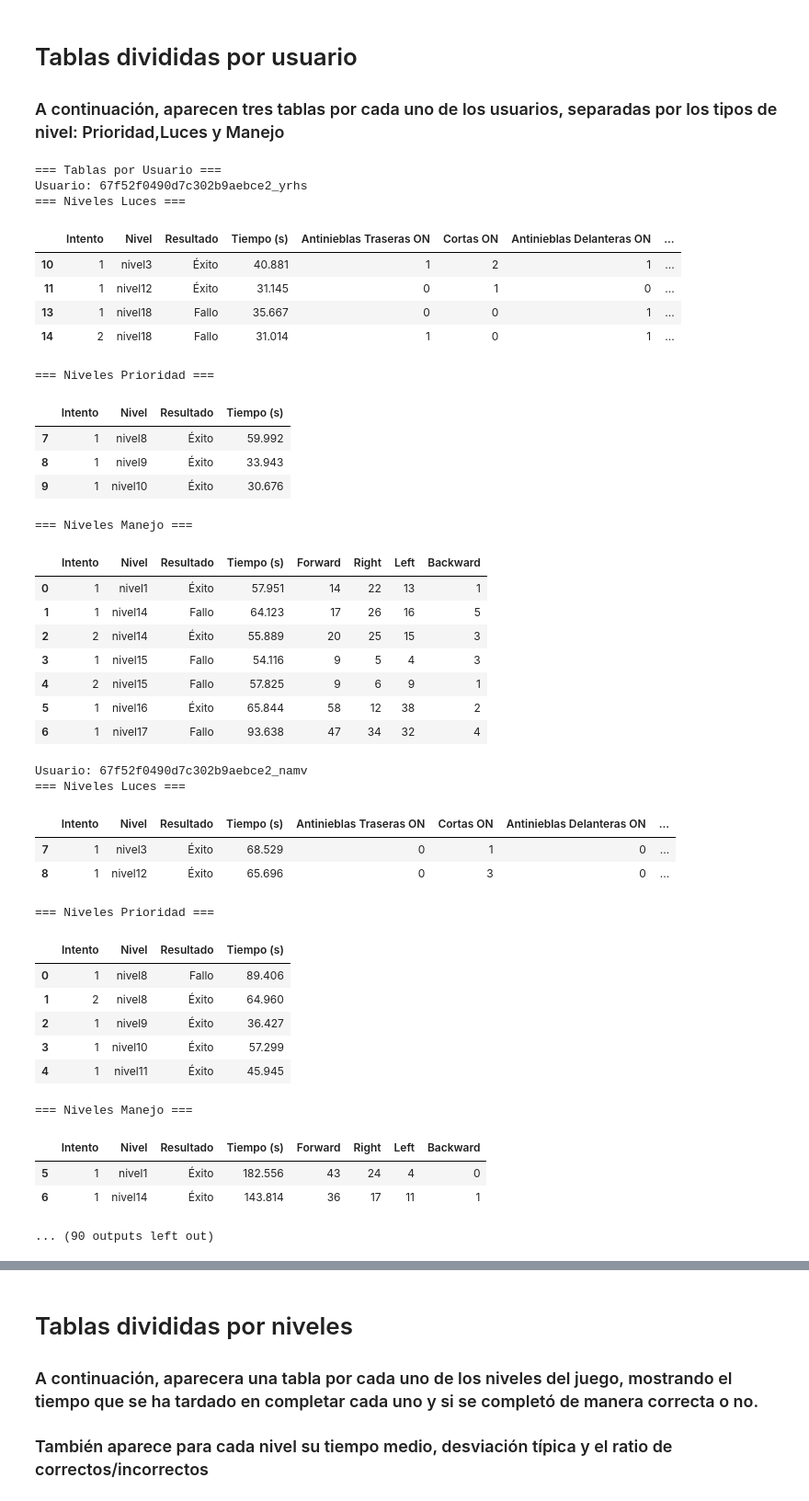
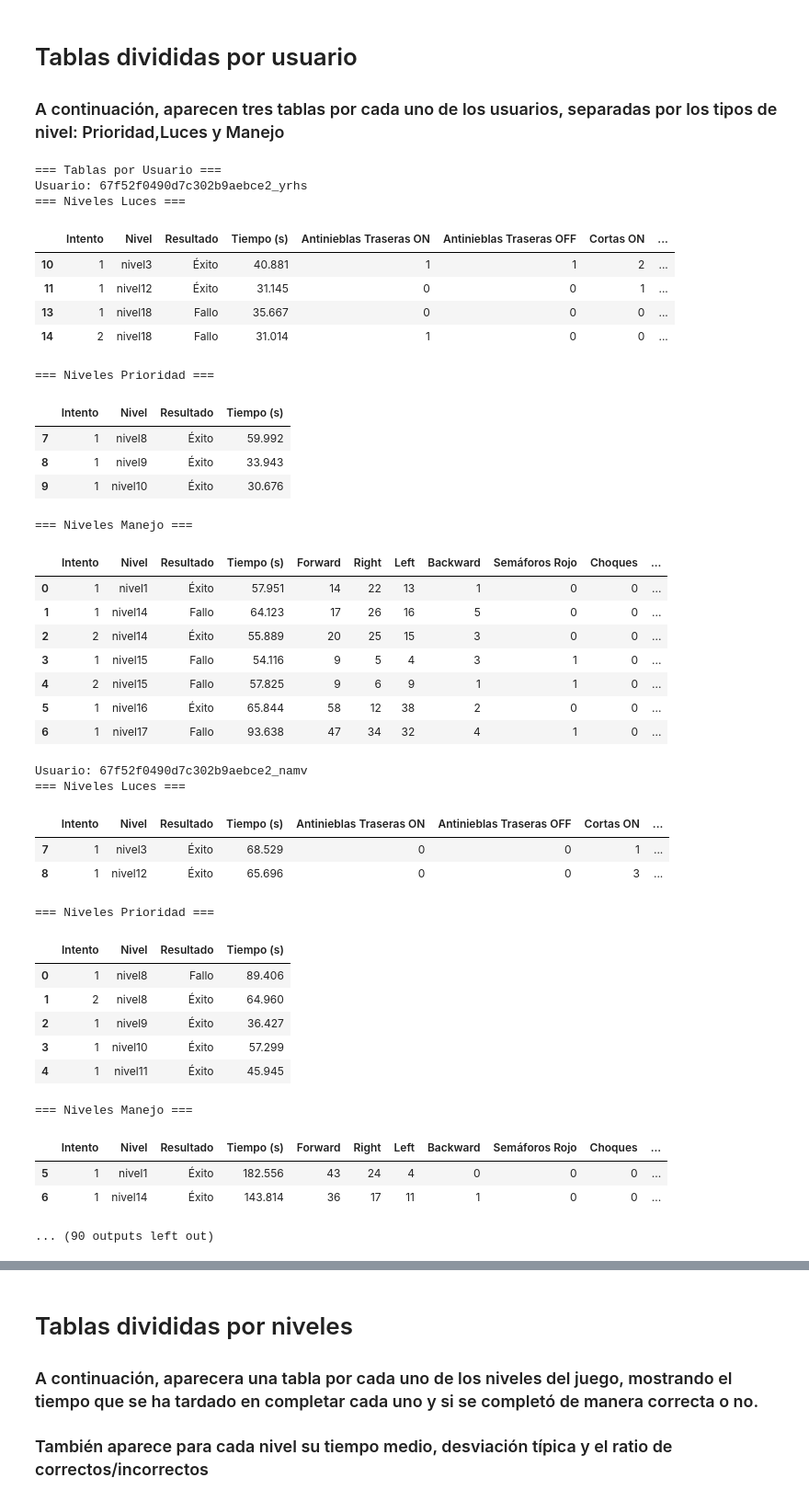
Before and after one commit to admont02/TFG-SimonaAntonova-AdrianMontero, a Jupyter notebook: AnalisisDeDatos.ipynb, the cells around one changed output, grey strips where cells are left out. Shown at 92% size. Cells and saved outputs as stored; diff of their text form; code cells hidden in the pictures.

```diff
--- a/AnalisisDeDatos.ipynb
+++ b/AnalisisDeDatos.ipynb
@@ -648,3 +659,15 @@ for traza in trazas:
     if "player-moved-" in nivel:
         tipo_movimiento = nivel.split("/")[-1].replace("player-moved-", "")
         movimientos_por_nivel[usuario][nivel][tipo_movimiento] += 1
+#---------------
+from collections import defaultdict
+
+# Diccionario para contar eventos en cada nivel
+eventos_por_nivel = defaultdict(lambda: defaultdict(int))
+
+# Procesar las trazas y contar eventos por nivel
+for traza in trazas:
+    nivel = traza["object"]["id"] if "object" in traza and "id" in traza["object"] else "Sin Nivel"
+    accion = traza["verb"]["display"]["en"] if "verb" in traza and "display" in traza["verb"] else "Acción Desconocida"
+
+    eventos_por_nivel[nivel][accion] += 1  # Contabilizar eventos por nivel
@@ -657,10 +727,10 @@ grupo1 = ["nivel3", "nivel12", "nivel13", "nivel18"]
 grupo2 = ["nivel8", "nivel9", "nivel10", "nivel11"]
 
 # Columnas específicas para cada grupo
-columns_grupo1 = ["Intento", "Nivel", "Resultado", "Tiempo (s)", "Antinieblas Traseras ON", "Cortas ON",
-                  "Antinieblas Delanteras ON", "Largas ON", "Forward", "Right", "Left", "Backward"]
+columns_grupo1 = ["Intento", "Nivel", "Resultado", "Tiempo (s)", "Antinieblas Traseras ON","Antinieblas Traseras OFF", "Cortas ON","Cortas OFF",
+                  "Antinieblas Delanteras ON","Antinieblas Delanteras OFF", "Largas ON","Largas OFF","Posicion ON", "Posicion OFF", "Forward", "Right", "Left", "Backward"]
 columns_grupo2 = ["Intento", "Nivel", "Resultado", "Tiempo (s)"]
-columns_otros = ["Intento", "Nivel", "Resultado", "Tiempo (s)", "Forward", "Right", "Left", "Backward"]
+columns_otros = ["Intento", "Nivel", "Resultado", "Tiempo (s)", "Forward", "Right", "Left", "Backward","Semáforos Rojo","Choques","Stops"]
 
 # Generar tablas por usuario
 print("=== Tablas por Usuario ===")
@@ -673,7 +743,8 @@ for usuario, niveles in intentos_por_nivel.items():
             forward_count, right_count, left_count, backward_count = 0, 0, 0, 0
             antinieblas_traseras_on, antinieblas_traseras_off = 0, 0
             antinieblas_delanteras_on, antinieblas_delanteras_off = 0, 0
-            cortas_on, largas_on, cortas_off, largas_off = 0, 0, 0, 0
+            posicion_on, posicion_off = 0,0
+            cortas_on, largas_on, cortas_off, largas_off, semaforo, crash, stops = 0, 0, 0, 0, 0,0, 0
 
             # Procesar trazas para acumular movimientos y luces dentro del rango de tiempo del intento
             for traza in trazas:
@@ -710,6 +781,14 @@ for usuario, niveles in intentos_por_nivel.items():
                             cortas_off += 1
                         elif "largas-off" in traza_nivel:
                             largas_off += 1
+                        elif "traffic-light-error" in traza_nivel:
+                            semaforo+=1
+                        elif "crash-car-error" in traza_nivel:
+                            crash+=1
+                        elif "stop-sign-error" in traza_nivel:
+                            stops+=1
+
+
 
             # Crear fila para el DataFrame
             data.append({
@@ -728,7 +807,12 @@ for usuario, niveles in intentos_por_nivel.items():
                 "Cortas ON": cortas_on,
                 "Largas ON": largas_on,
                 "Cortas OFF": cortas_off,
-                "Largas OFF": largas_off
+                "Largas OFF": largas_off,
+                "Posicion ON": posicion_on,
+                "Posicion OFF": posicion_off,
+                "Semáforos Rojo": semaforo,
+                "Choques": crash,
+                "Stops": stops
             })
 
     # Crear DataFrame general
@@ -736,51 +820,51 @@ for usuario, niveles in intentos_por_nivel.items():
 
     # Eliminar filas donde "Tiempo (s)" sea "Sin datos"
     df = df[df["Tiempo (s)"] != "Sin datos"]
 
     # Crear tabla para cada grupo de niveles
     grupo1_df = df[df["Nivel"].isin(grupo1)][columns_grupo1]  # Filtrar columnas específicas para Grupo 1
     grupo2_df = df[df["Nivel"].isin(grupo2)][columns_grupo2]  # Filtrar columnas específicas para Grupo 2
     otros_df = df[~df["Nivel"].isin(grupo1 + grupo2)][columns_otros]  # Filtrar columnas específicas para Otros
 
     # Mostrar las tablas
     print("=== Niveles Luces ===")
     display(grupo1_df)
 
     print("=== Niveles Prioridad ===")
     display(grupo2_df)
 
     print("=== Niveles Manejo ===")
     display(otros_df)
 
     print("\n")
 # %% [output]
 === Tablas por Usuario ===
 Usuario: 67f52f0490d7c302b9aebce2_yrhs
 === Niveles Luces ===
-|  | Intento | Nivel | Resultado | Tiempo (s) | Antinieblas Traseras ON | Cortas ON | Antinieblas Delanteras ON | ... |
-| 10 | 1 | nivel3 | Éxito | 40.881 | 1 | 2 | 1 | ... |
-| 11 | 1 | nivel12 | Éxito | 31.145 | 0 | 1 | 0 | ... |
-| 13 | 1 | nivel18 | Fallo | 35.667 | 0 | 0 | 1 | ... |
-| 14 | 2 | nivel18 | Fallo | 31.014 | 1 | 0 | 1 | ... |
+|  | Intento | Nivel | Resultado | Tiempo (s) | Antinieblas Traseras ON | Antinieblas Traseras OFF | Cortas ON | ... |
+| 10 | 1 | nivel3 | Éxito | 40.881 | 1 | 1 | 2 | ... |
+| 11 | 1 | nivel12 | Éxito | 31.145 | 0 | 0 | 1 | ... |
+| 13 | 1 | nivel18 | Fallo | 35.667 | 0 | 0 | 0 | ... |
+| 14 | 2 | nivel18 | Fallo | 31.014 | 1 | 0 | 0 | ... |
 === Niveles Prioridad ===
 |  | Intento | Nivel | Resultado | Tiempo (s) |
 | 7 | 1 | nivel8 | Éxito | 59.992 |
 | 8 | 1 | nivel9 | Éxito | 33.943 |
 | 9 | 1 | nivel10 | Éxito | 30.676 |
 === Niveles Manejo ===
-|  | Intento | Nivel | Resultado | Tiempo (s) | Forward | Right | Left | Backward |
-| 0 | 1 | nivel1 | Éxito | 57.951 | 14 | 22 | 13 | 1 |
-| 1 | 1 | nivel14 | Fallo | 64.123 | 17 | 26 | 16 | 5 |
-| 2 | 2 | nivel14 | Éxito | 55.889 | 20 | 25 | 15 | 3 |
-| 3 | 1 | nivel15 | Fallo | 54.116 | 9 | 5 | 4 | 3 |
-| 4 | 2 | nivel15 | Fallo | 57.825 | 9 | 6 | 9 | 1 |
-| 5 | 1 | nivel16 | Éxito | 65.844 | 58 | 12 | 38 | 2 |
-| 6 | 1 | nivel17 | Fallo | 93.638 | 47 | 34 | 32 | 4 |
+|  | Intento | Nivel | Resultado | Tiempo (s) | Forward | Right | Left | Backward | Semáforos Rojo | Choques | ... |
+| 0 | 1 | nivel1 | Éxito | 57.951 | 14 | 22 | 13 | 1 | 0 | 0 | ... |
+| 1 | 1 | nivel14 | Fallo | 64.123 | 17 | 26 | 16 | 5 | 0 | 0 | ... |
+| 2 | 2 | nivel14 | Éxito | 55.889 | 20 | 25 | 15 | 3 | 0 | 0 | ... |
+| 3 | 1 | nivel15 | Fallo | 54.116 | 9 | 5 | 4 | 3 | 1 | 0 | ... |
+| 4 | 2 | nivel15 | Fallo | 57.825 | 9 | 6 | 9 | 1 | 1 | 0 | ... |
+| 5 | 1 | nivel16 | Éxito | 65.844 | 58 | 12 | 38 | 2 | 0 | 0 | ... |
+| 6 | 1 | nivel17 | Fallo | 93.638 | 47 | 34 | 32 | 4 | 1 | 0 | ... |
 Usuario: 67f52f0490d7c302b9aebce2_namv
 === Niveles Luces ===
-|  | Intento | Nivel | Resultado | Tiempo (s) | Antinieblas Traseras ON | Cortas ON | Antinieblas Delanteras ON | ... |
-| 7 | 1 | nivel3 | Éxito | 68.529 | 0 | 1 | 0 | ... |
-| 8 | 1 | nivel12 | Éxito | 65.696 | 0 | 3 | 0 | ... |
+|  | Intento | Nivel | Resultado | Tiempo (s) | Antinieblas Traseras ON | Antinieblas Traseras OFF | Cortas ON | ... |
+| 7 | 1 | nivel3 | Éxito | 68.529 | 0 | 0 | 1 | ... |
+| 8 | 1 | nivel12 | Éxito | 65.696 | 0 | 0 | 3 | ... |
 === Niveles Prioridad ===
 |  | Intento | Nivel | Resultado | Tiempo (s) |
 | 0 | 1 | nivel8 | Fallo | 89.406 |
@@ -789,7 +873,7 @@ Usuario: 67f52f0490d7c302b9aebce2_namv
 | 3 | 1 | nivel10 | Éxito | 57.299 |
 | 4 | 1 | nivel11 | Éxito | 45.945 |
 === Niveles Manejo ===
-|  | Intento | Nivel | Resultado | Tiempo (s) | Forward | Right | Left | Backward |
-| 5 | 1 | nivel1 | Éxito | 182.556 | 43 | 24 | 4 | 0 |
-| 6 | 1 | nivel14 | Éxito | 143.814 | 36 | 17 | 11 | 1 |
+|  | Intento | Nivel | Resultado | Tiempo (s) | Forward | Right | Left | Backward | Semáforos Rojo | Choques | ... |
+| 5 | 1 | nivel1 | Éxito | 182.556 | 43 | 24 | 4 | 0 | 0 | 0 | ... |
+| 6 | 1 | nivel14 | Éxito | 143.814 | 36 | 17 | 11 | 1 | 0 | 0 | ... |
 ... (90 outputs left out)
```
Also changed, not shown: parts of 6 cells of this notebook, 6 other files.
